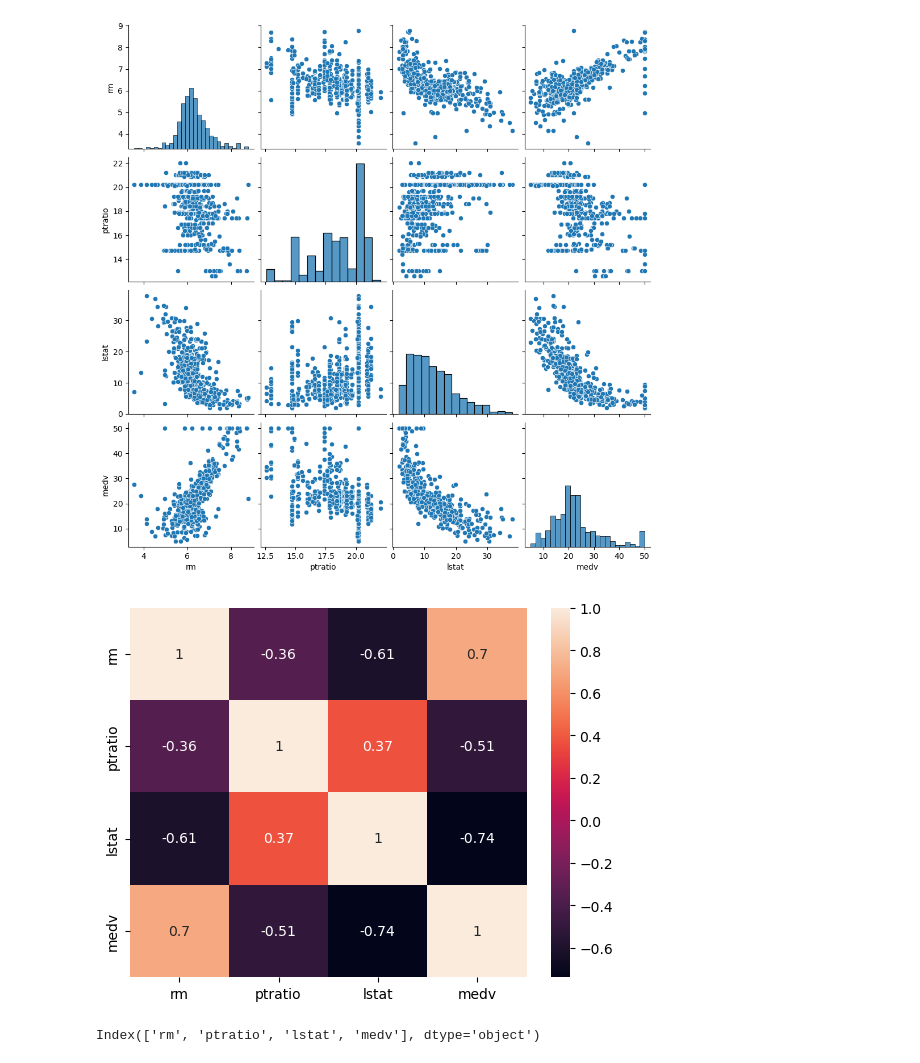
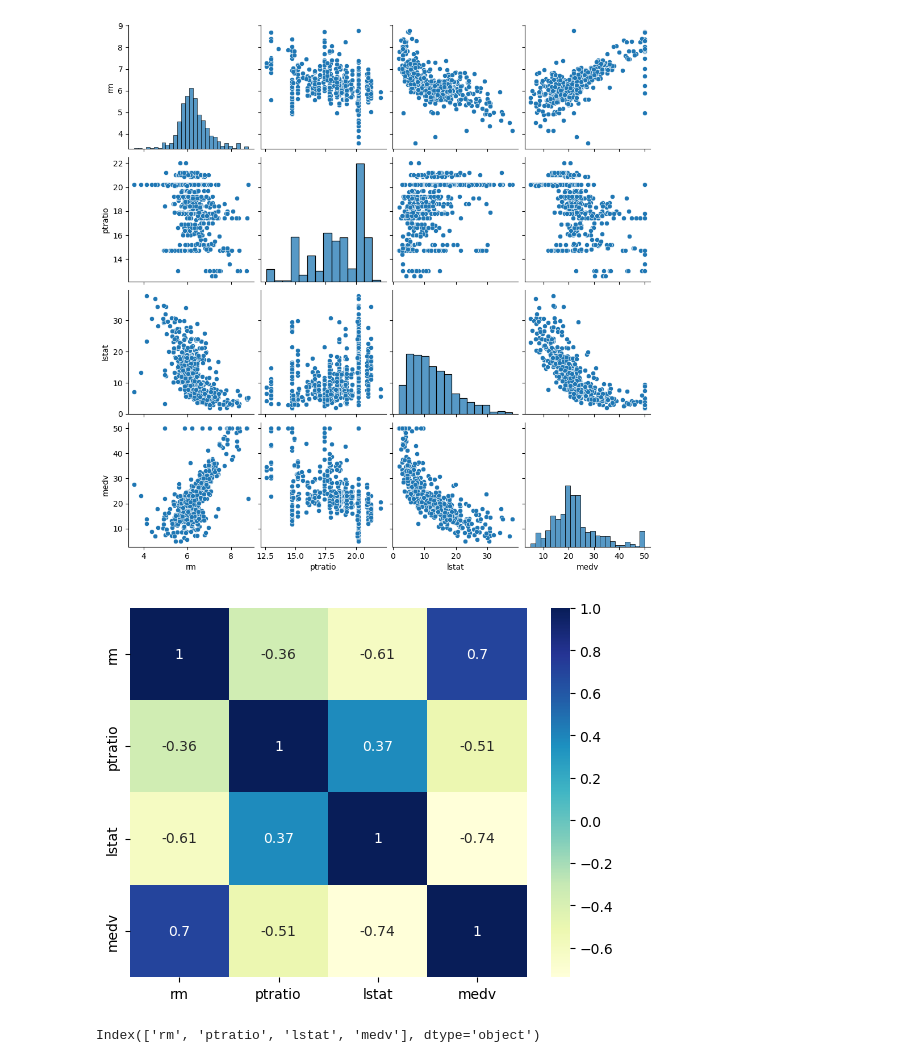
Before and after one commit to RANGANATHBM98/Machine-Learning, a Jupyter notebook: boston_house_price_prediction.ipynb, the cells around one changed output. Saved outputs shown, nothing was run; the diff lists cells and outputs as text; code cells hidden in the pictures.

```diff
--- a/boston_house_price_prediction.ipynb
+++ b/boston_house_price_prediction.ipynb
@@ -272,15 +202,23 @@ plt.show()
 # %%
 import warnings
+
 warnings.filterwarnings("ignore")
-rows=2
-cols=7
-fig,ax=plt.subplots(nrows=rows,ncols=cols,figsize=(16,4))
-col=df.columns
-index=0
+
+rows = 2
+cols = 7
+
+fig, ax = plt.subplots(nrows=rows, ncols=cols, figsize=(16, 4))
+
+col = df.columns
+
+index = 0
+
 for i in range(rows):
-  for j in range(cols):
-    sns.distplot(df[col[index]],ax=ax[i][j])
-    index=index+1
+    for j in range(cols):
+        sns.histplot(df[col[index]], ax=ax[i][j])
+        index = index + 1
+
 plt.tight_layout()
+
 plt.show()
 # %% [output]
@@ -315,16 +253,16 @@ plt.show()
 # %%
-def getcorrelatedfeature(corrdata,threshold):
-    feature=[]
-    values=[]
-    for i,index in enumerate(corrdata.index):
-        if(abs(corrdata[index])>threshold):
-            feature.append(index)
-            values.append(corrdata[index])
-        df=pd.DataFrame(data=values,index=feature,columns=['corr_data'])
+def getcorrelation(dataset, threshold):
+    features = []
+    values = []
+    for i, index in enumerate(dataset.index):
+        if abs(dataset.iloc[i]) > threshold:
+            features.append(index)
+            values.append(dataset[index])
+    df = pd.DataFrame(data=values, index=features, columns=['corr_data'])
     return df
 # %%
 threshold=0.50
-corr_value=getcorrelatedfeature(cormat['medv'],threshold)
+corr_value=getcorrelation(cormat['medv'],threshold)
 corr_value
 # %% [output]
 |  | corr_data |
@@ -348,10 +286,10 @@ sns.pairplot(correlated_data)
 <seaborn.axisgrid.PairGrid at 0x...>
 [figure]
 # %%
-sns.heatmap(correlated_data.corr(),annot=True,annot_kws={'size':10})
+sns.heatmap(correlated_data.corr(),annot=True,cmap='YlGnBu',annot_kws={'size':10})
 plt.show()
 # %% [output]
-[figure, old version]
+[figure, new version]
 # %%
 correlated_data.columns
 # %% [output]
```
Also changed, not shown: parts of 36 cells of this notebook, 19 other files.
